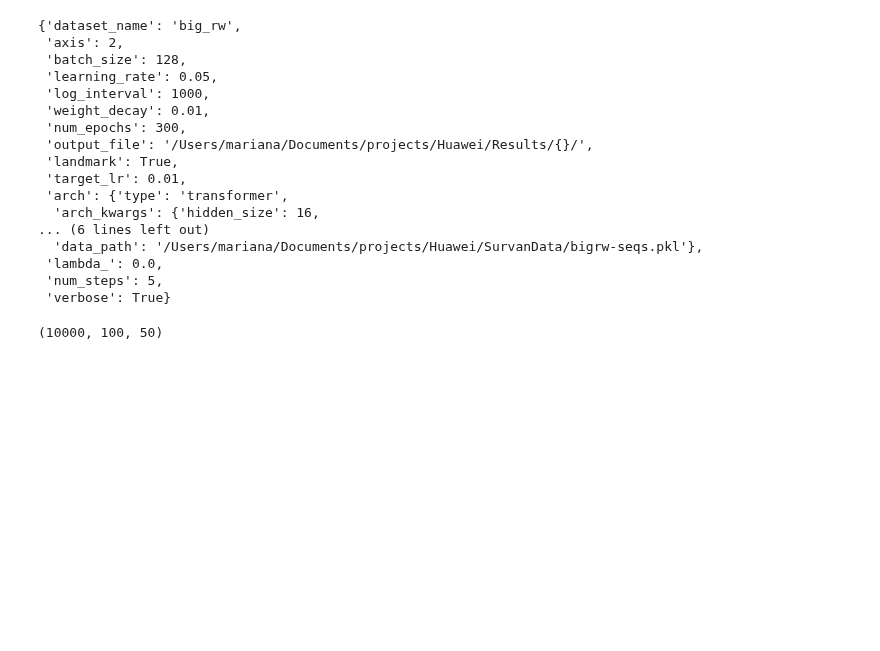
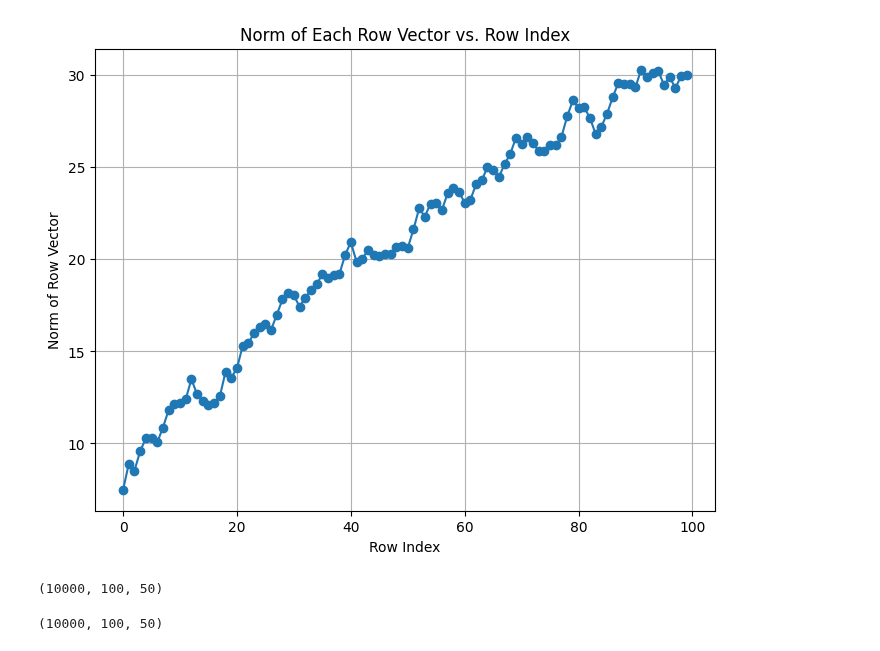
Before and after one commit to marianaw/deeptcsr, a Jupyter notebook: notebooks/large_synthetic_ds.ipynb, the cells around one changed output. Drawn from its saved outputs; the diff is of its cells as text; code cells hidden in the pictures; blank space fills up the shorter version.

```diff
--- a/notebooks/large_synthetic_ds.ipynb
+++ b/notebooks/large_synthetic_ds.ipynb
@@ -92,3 +93,16 @@ cs.sum()/cs.shape[0]
+# %%
+norms = jnp.linalg.norm(seqs[500], axis=1)
+
+# Create a plot of the norm values vs. the row indices
+plt.figure(figsize=(8, 6))
+plt.plot(norms, marker='o', linestyle='-')
+plt.xlabel('Row Index')
+plt.ylabel('Norm of Row Vector')
+plt.title('Norm of Each Row Vector vs. Row Index')
+plt.grid(True)
+plt.show()
+# %% [output]
+[figure, added]
 # %%
 with open("../../SurvanData/bigrw-seqs.pkl", "wb") as f:
     pickle.dump({
@@ -103,25 +117,9 @@ with open("../../SurvanData/bigrw-seqs.pkl", "wb") as f:
 config_path = '../configs/config_bigrw.yaml'
 config = yaml.load(open(config_path, 'r'), Loader=yaml.FullLoader)
 # %%
-config
+seqs.shape
 # %% [output]
-{'dataset_name': 'big_rw',
- 'axis': 2,
- 'batch_size': 128,
- 'learning_rate': 0.05,
- 'log_interval': 1000,
- 'weight_decay': 0.01,
- 'num_epochs': 300,
- 'output_file': '/Users/mariana/Documents/projects/Huawei/Results/{}/',
- 'landmark': True,
- 'target_lr': 0.01,
- 'arch': {'type': 'transformer',
-  'arch_kwargs': {'hidden_size': 16,
-... (6 lines left out)
-  'data_path': '/Users/mariana/Documents/projects/Huawei/SurvanData/bigrw-seqs.pkl'},
- 'lambda_': 0.0,
- 'num_steps': 5,
- 'verbose': True}
+(10000, 100, 50)
 # %%
 # config['landmark'] = True
 config['num_epochs'] = 500
```
Also changed, not shown: parts of 3 cells of this notebook, 3 other files.
